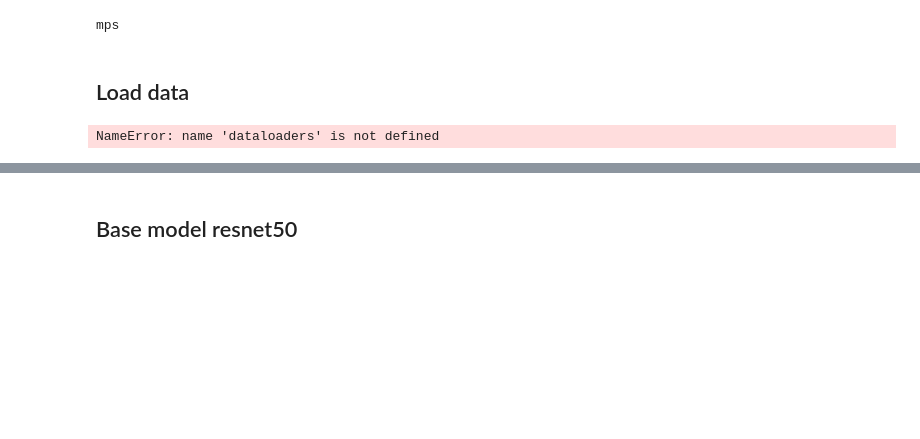
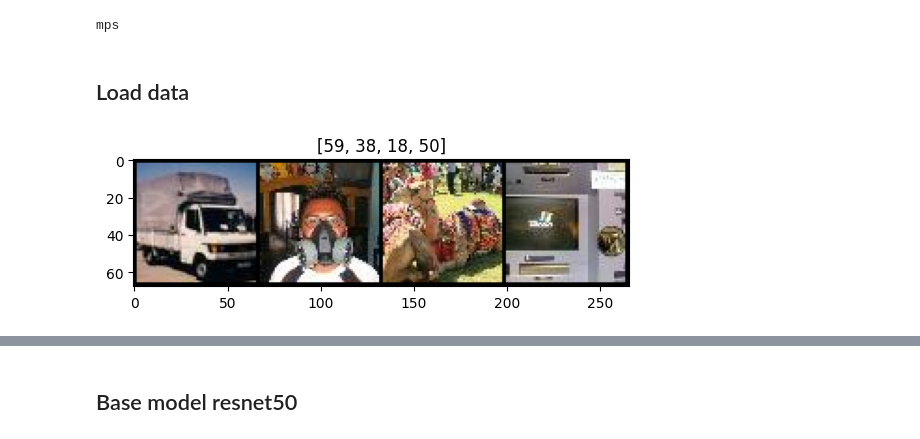
Before and after one commit to luca-marian/hw2-atai, a Jupyter notebook: model.ipynb, the cells around one changed output, grey strips where cells are left out. Drawn from its saved outputs; the diff is of its cells as text; code cells hidden in the pictures; blank space fills up the shorter version.

Commit message:
Create custom dataset

```diff
--- a/model.ipynb
+++ b/model.ipynb
@@ -36,12 +38,13 @@ mps
 class LabeledData(Dataset):
     def __init__(self, annotation_file, transform=None) -> None:
         self._annotations = pd.read_csv(annotation_file)
-        self.labels = self._annotations["labels"]
-        self.images_path = self._annotations[""]
+        self.labels = self._annotations["label"]
+        self.images_path = self._annotations["sample"]
         self.transform = transform
 
     def __getitem__(self, idx):
-        image = read_image(self.images_path[idx])
+        _path_to_image = os.path.join(DATA_PATH, self.images_path[idx])
+        image = read_image(_path_to_image)
         label = self.labels[idx]
 
         if self.transform:
@@ -50,32 +53,46 @@ class LabeledData(Dataset):
         return image, label
 
     def __len__(self):
-        return len(self.image_path)
+        return len(self.images_path)
 
 
 class UnlabeledDate:
     def __init__(self) -> None:
         raise NotImplementedError
+# %%
+DATA_PATH = os.path.join(os.getcwd(), "data")
+
+TASK1_PATH = os.path.join(DATA_PATH, "task1")
+TRAIN_TASK1 = os.path.join(TASK1_PATH, "train_data","annotations.csv")
+VAL_TASK1 = os.path.join(TASK1_PATH, "val_data")
+
+TASK2_PATH = os.path.join(DATA_PATH, "task2")
+TRAIN_TASK2 = os.path.join(TASK2_PATH, "train_data","annotations.csv")
+VAL_TASK2 = os.path.join(TASK2_PATH, "val_data")
+# %%
+train_dataset = LabeledData(TRAIN_TASK1)
+# %%
+dataloaders = DataLoader(train_dataset, batch_size=4, shuffle=True)
 # %%
 def imshow(inp, title=None):
     """Display image for Tensor."""
     inp = inp.numpy().transpose((1, 2, 0))
-    mean = np.array([0.485, 0.456, 0.406])
-    std = np.array([0.229, 0.224, 0.225])
-    inp = std * inp + mean
-    inp = np.clip(inp, 0, 1)
+    # mean = np.array([0.485, 0.456, 0.406])
+    # std = np.array([0.229, 0.224, 0.225])
+    # inp = std * inp + mean
+    # inp = np.clip(inp, 0, 1)
     plt.imshow(inp)
     if title is not None:
         plt.title(title)
-    plt.pause(0.001)  # pause a bit so that plots are updated
+    # plt.pause(0.001)  # pause a bit so that plots are updated
 
 
 # Get a batch of training data
-inputs, classes = next(iter(dataloaders["train"]))
+inputs, classes = next(iter(dataloaders))
 
 # Make a grid from batch
 out = torchvision.utils.make_grid(inputs)
 
-imshow(out, title=[class_names[x] for x in classes])
+imshow(out, title=[x.item() for x in classes])
 # %% [output]
-NameError: name 'dataloaders' is not defined
+[figure, added]
```
Also changed, not shown: parts of 4 cells of this notebook, 1 other file.
